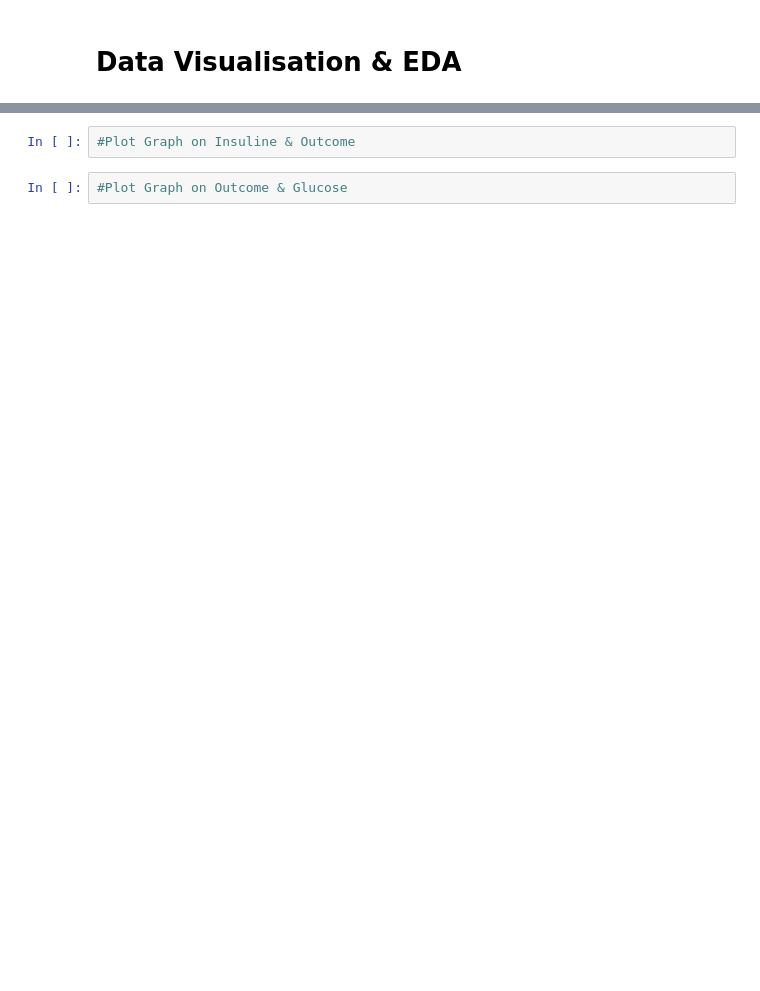
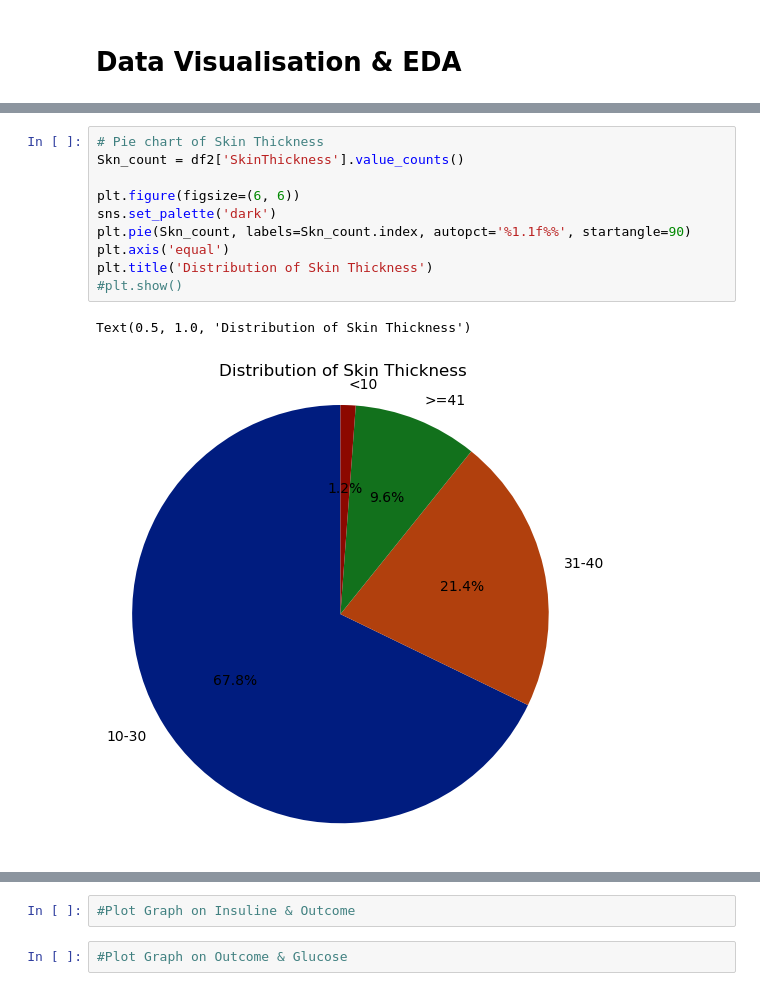
Before and after one commit to KimKarydas/Diabetes-EDA-Ml, a Jupyter notebook: Diabetes_Analysis.ipynb, the cells around one changed output, grey strips where cells are left out. Drawn from its saved outputs; the diff is of its cells as text; blank space fills up the shorter version.

```diff
--- a/Diabetes_Analysis.ipynb
+++ b/Diabetes_Analysis.ipynb
@@ -199,0 +222,13 @@ Text(0.5, 1.0, 'Distribution of Pregnancies')
+# %%
+# Pie chart of Skin Thickness
+Skn_count = df2['SkinThickness'].value_counts()
+
+plt.figure(figsize=(6, 6))
+sns.set_palette('dark')
+plt.pie(Skn_count, labels=Skn_count.index, autopct='%1.1f%%', startangle=90)
+plt.axis('equal')
+plt.title('Distribution of Skin Thickness')
+#plt.show()
+# %% [output]
+Text(0.5, 1.0, 'Distribution of Skin Thickness')
+[figure, added]
```
Also changed, not shown: parts of 11 cells of this notebook, 7 other files.
